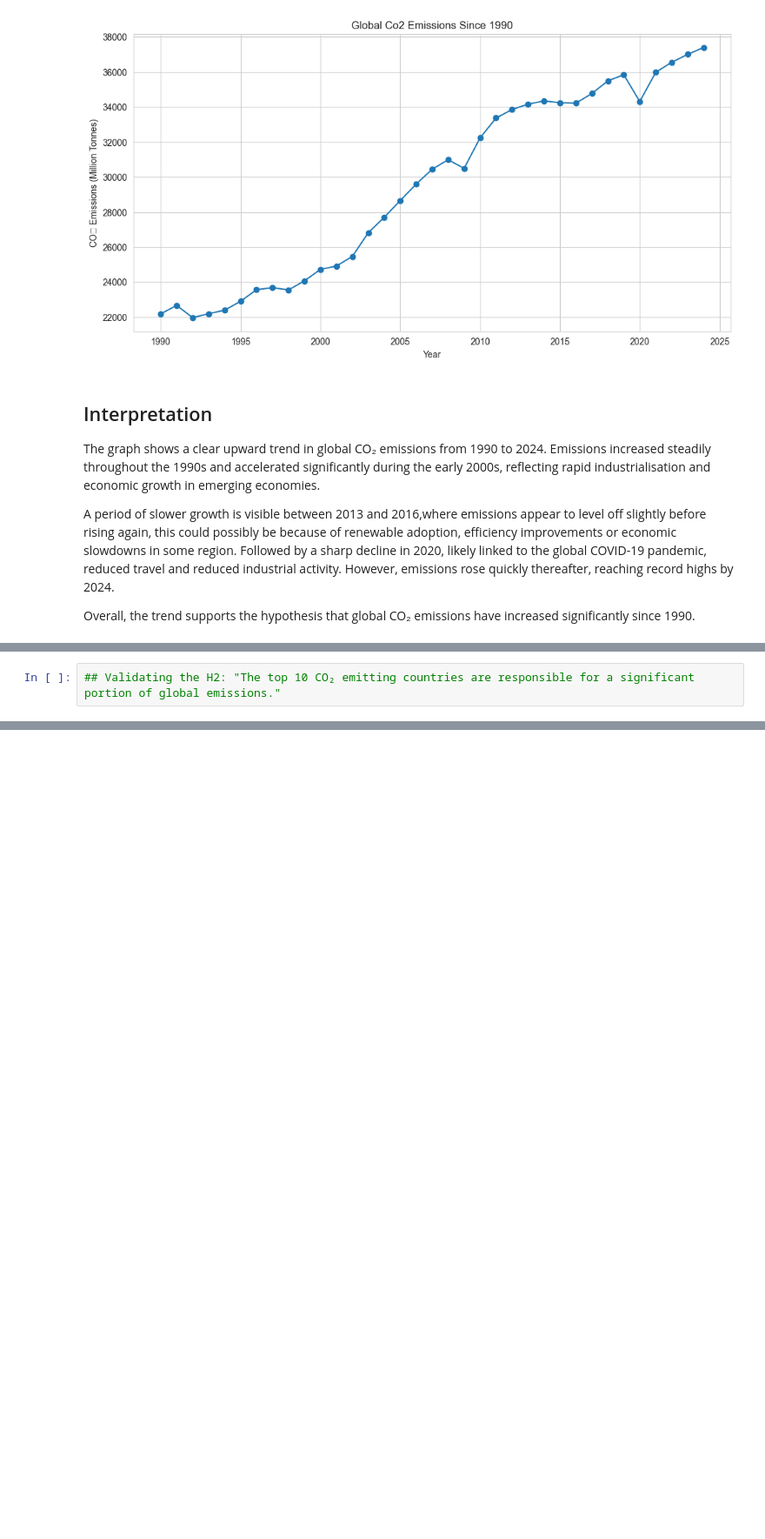
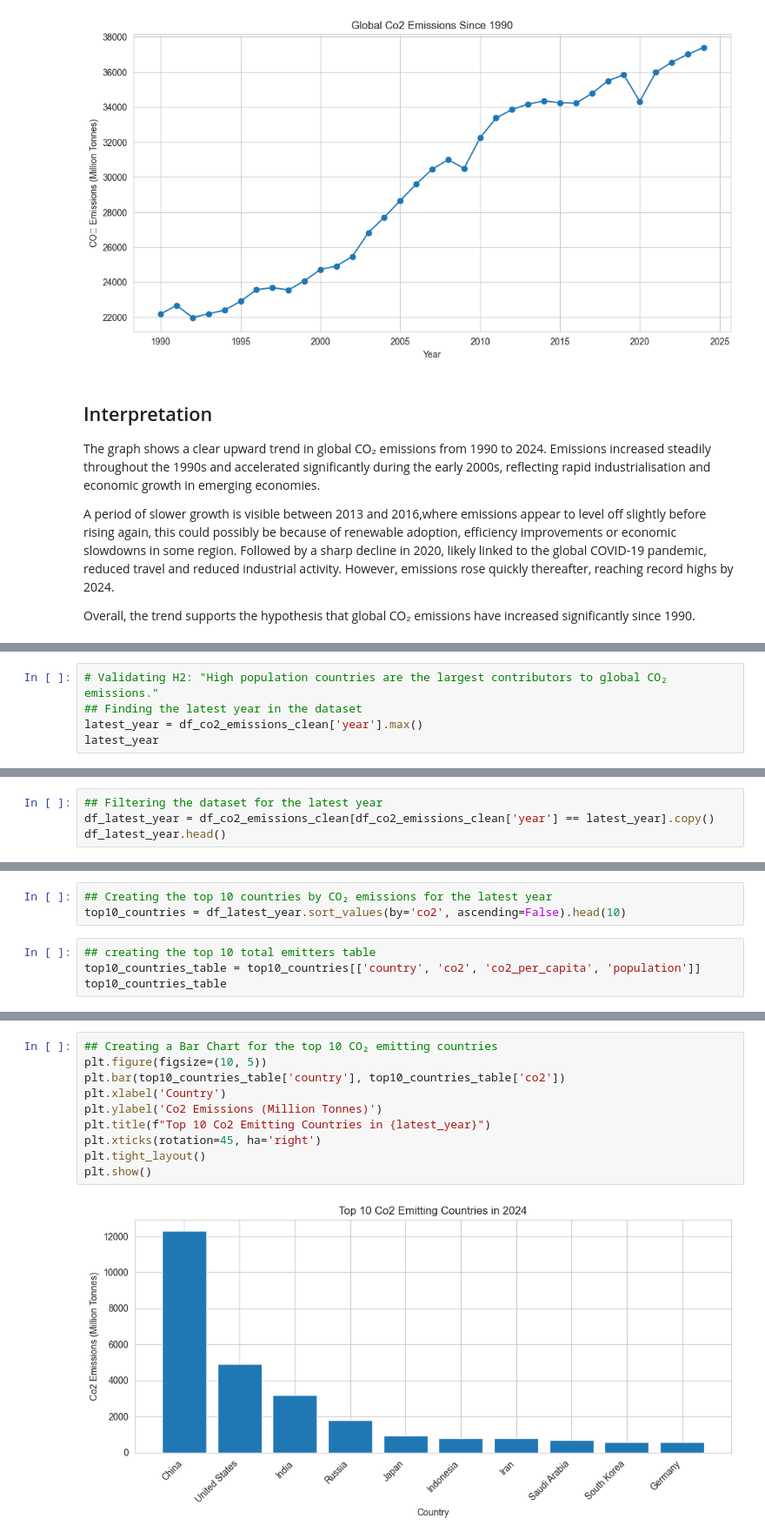
Before and after one commit to funmiafola/Global-Co2-Emissions-Responsibility, a Jupyter notebook: jupyter_notebooks/EDA_Co2_Responsibility.ipynb, the cells around one changed output, grey strips where cells are left out. Shown at 87% size. Drawn from its saved outputs; the diff is of its cells as text; blank space fills up the shorter version.

Commit message:
Hypothesis 2 visual and Validation completed

```diff
--- a/jupyter_notebooks/EDA_Co2_Responsibility.ipynb
+++ b/jupyter_notebooks/EDA_Co2_Responsibility.ipynb
@@ -59,2 +95,5 @@ Overall, the trend supports the hypothesis that global CO₂ emissions have incr
 # %%
-## Validating the H2: "The top 10 CO₂ emitting countries are responsible for a significant portion of global emissions."
+# Validating H2: "High population countries are the largest contributors to global CO₂ emissions."
+## Finding the latest year in the dataset
+latest_year = df_co2_emissions_clean['year'].max()
+latest_year
@@ -60,0 +102,4 @@ Overall, the trend supports the hypothesis that global CO₂ emissions have incr
+# %%
+## Filtering the dataset for the latest year
+df_latest_year = df_co2_emissions_clean[df_co2_emissions_clean['year'] == latest_year].copy()
+df_latest_year.head()
@@ -60,0 +118,7 @@ Overall, the trend supports the hypothesis that global CO₂ emissions have incr
+# %%
+## Creating the top 10 countries by CO₂ emissions for the latest year
+top10_countries = df_latest_year.sort_values(by='co2', ascending=False).head(10)
+# %%
+## creating the top 10 total emitters table
+top10_countries_table = top10_countries[['country', 'co2', 'co2_per_capita', 'population']]
+top10_countries_table
@@ -60,0 +137,12 @@ Overall, the trend supports the hypothesis that global CO₂ emissions have incr
+# %%
+## Creating a Bar Chart for the top 10 CO₂ emitting countries
+plt.figure(figsize=(10, 5))
+plt.bar(top10_countries_table['country'], top10_countries_table['co2'])
+plt.xlabel('Country')
+plt.ylabel('Co2 Emissions (Million Tonnes)')
+plt.title(f"Top 10 Co2 Emitting Countries in {latest_year}")
+plt.xticks(rotation=45, ha='right')
+plt.tight_layout()
+plt.show()
+# %% [output]
+[figure, added]
```
Also changed, not shown: parts of 13 cells of this notebook.
